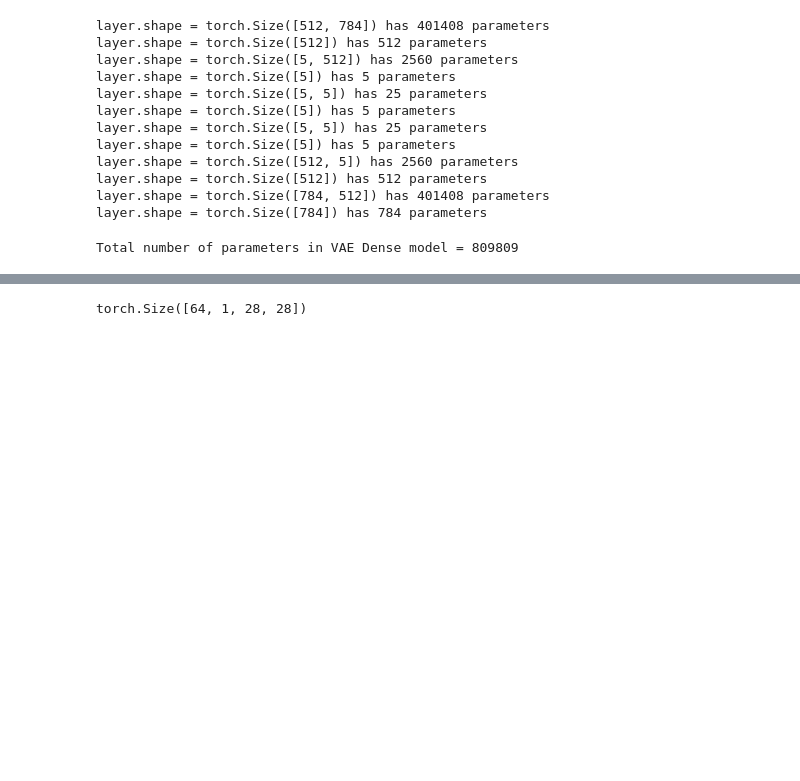
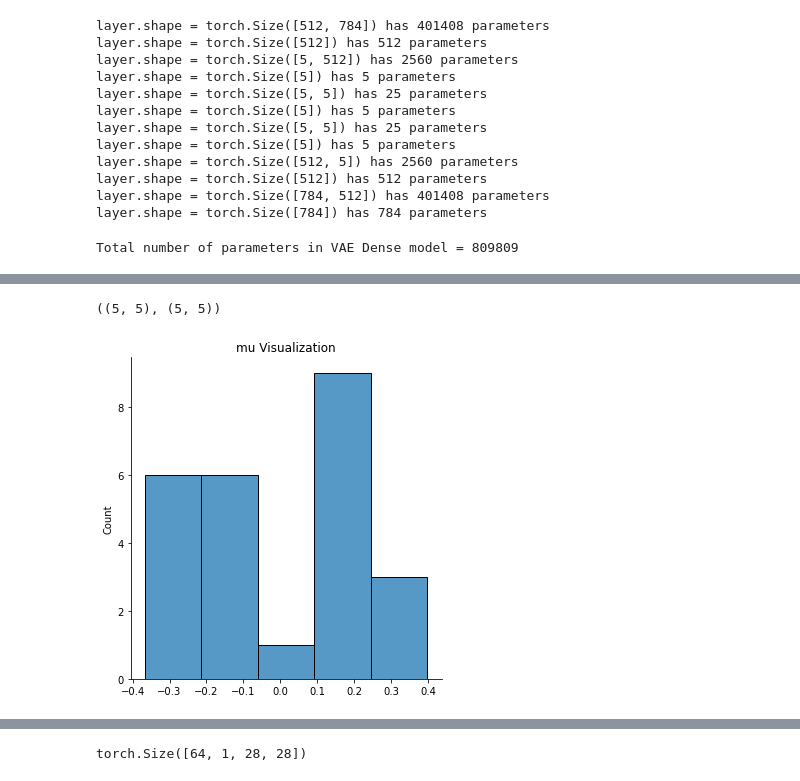
Before and after one commit to arjun-majumdar/Autoencoders_Experiments, a Jupyter notebook: VAE-Dense_PyTorch_&_MNIST.ipynb, the cells around one changed output, grey strips where cells are left out. Saved outputs shown, nothing was run; the diff lists cells and outputs as text; code cells hidden in the pictures; blank space fills up the shorter version.

```diff
--- a/VAE-Dense_PyTorch_&_MNIST.ipynb
+++ b/VAE-Dense_PyTorch_&_MNIST.ipynb
@@ -245,0 +259,4 @@ Total number of parameters in VAE Dense model = 809809
+# %%
+mu_wts = model.hidden2mu.weight
+# %%
+mu_wts = mu_wts.detach().cpu().numpy()
@@ -245,0 +265,10 @@ Total number of parameters in VAE Dense model = 809809
+# %%
+mu_wts.shape, log_var_wts.shape
+# %% [output]
+((5, 5), (5, 5))
+# %%
+sns.displot(data = mu_wts.flatten(), bins = int(np.ceil(np.sqrt(mu_wts.size))))
+plt.title("mu Visualization")
+plt.show()
+# %% [output]
+[figure, added]
```
Also changed, not shown: parts of 29 cells of this notebook.
